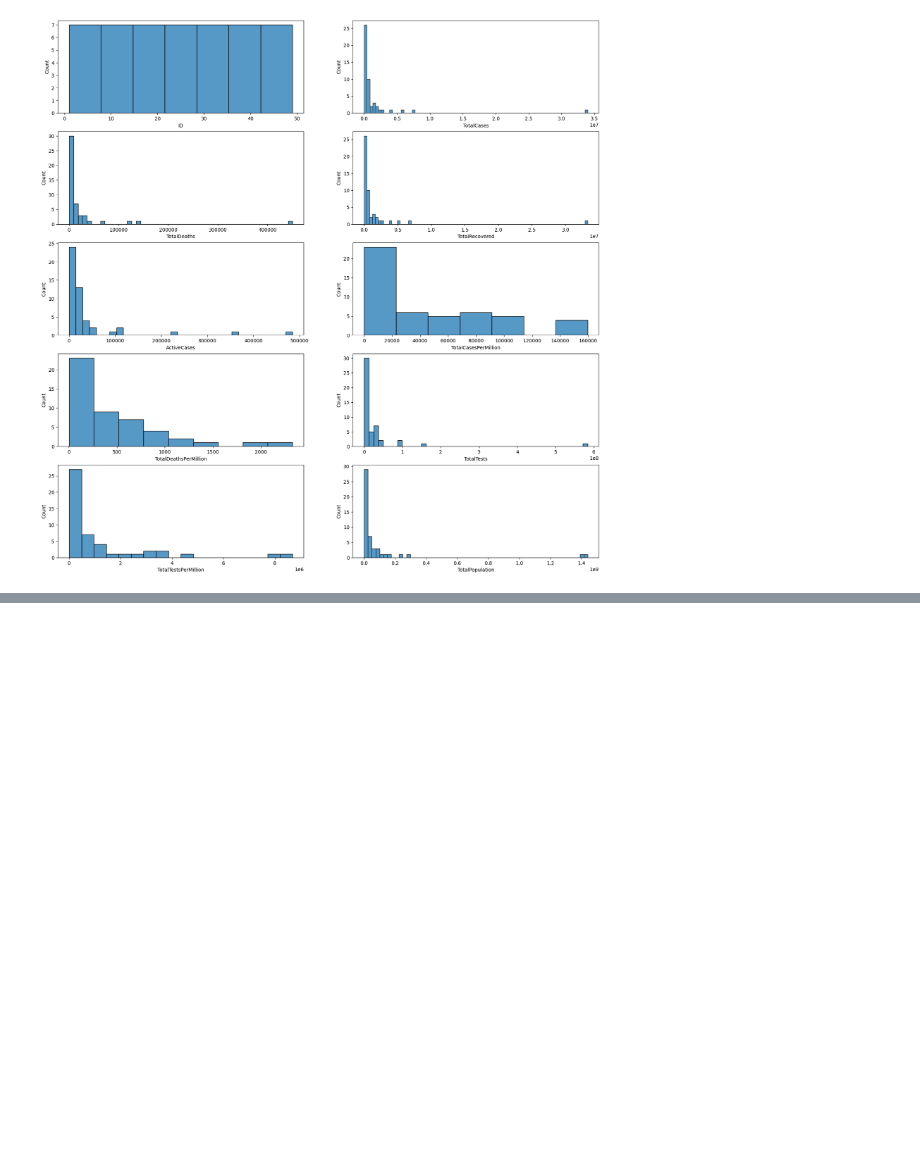
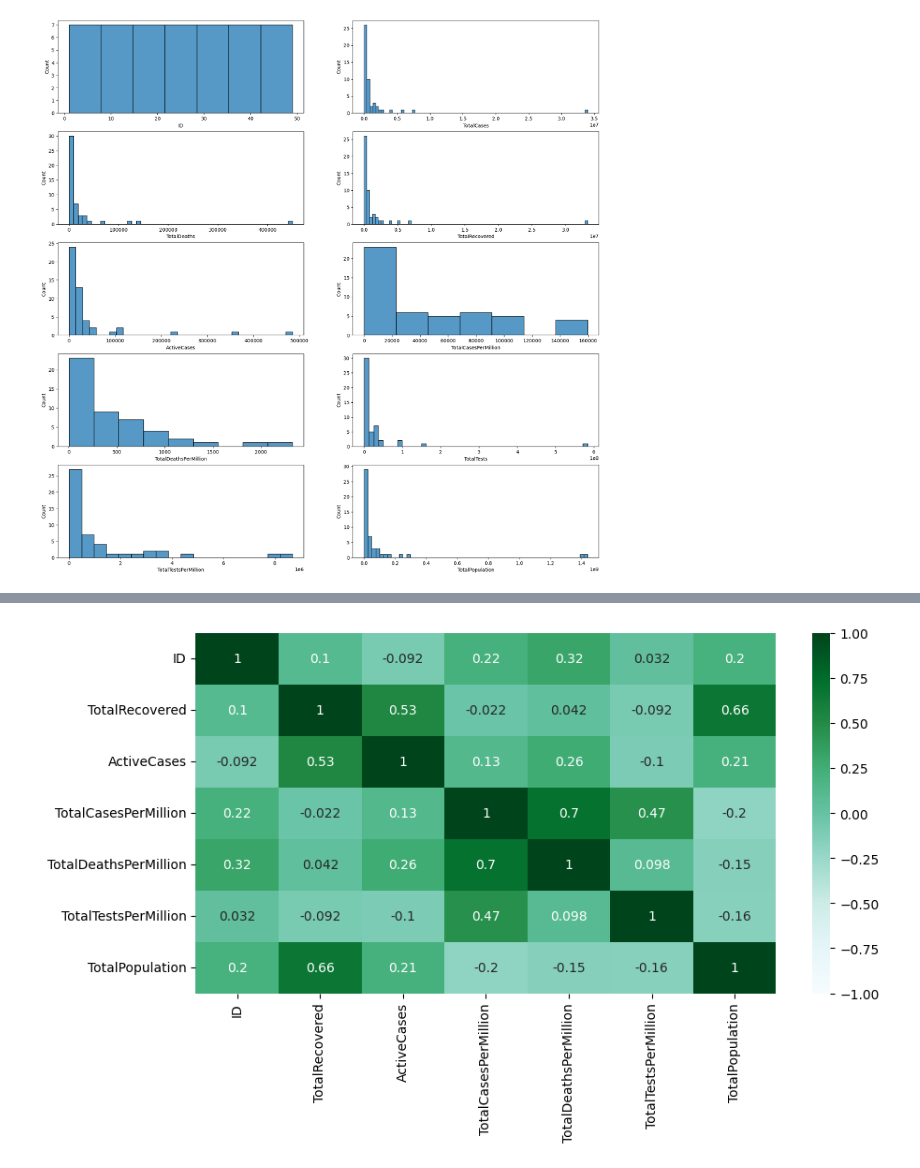
Before and after one commit to Ezequiel-Hurtado/apprentissage_stat, a Jupyter notebook: Script.ipynb, the cells around one changed output, grey strips where cells are left out. Saved outputs shown, nothing was run; the diff lists cells and outputs as text; code cells hidden in the pictures; blank space fills up the shorter version.

```diff
--- a/Script.ipynb
+++ b/Script.ipynb
@@ -114,0 +145,5 @@ fig.show()
+# %%
+# Nous enlevons ces variables car très corrélées avec d'autres variables.
+
+df_pm = df.drop(columns = ["TotalTests", "TotalDeaths", "TotalCases"])
+df_pm.head()
@@ -114,0 +157,8 @@ fig.show()
+# %%
+df_pm_quant = df_pm.drop(columns='Country')
+# %%
+plt.figure(figsize=(10,5))
+sns.heatmap(df_pm_quant.corr(method ='pearson'),vmax =1,vmin=-1, annot=True, cmap = "BuGn")
+plt.show()
+# %% [output]
+[figure, added]
```
Also changed, not shown: parts of 10 cells of this notebook.
